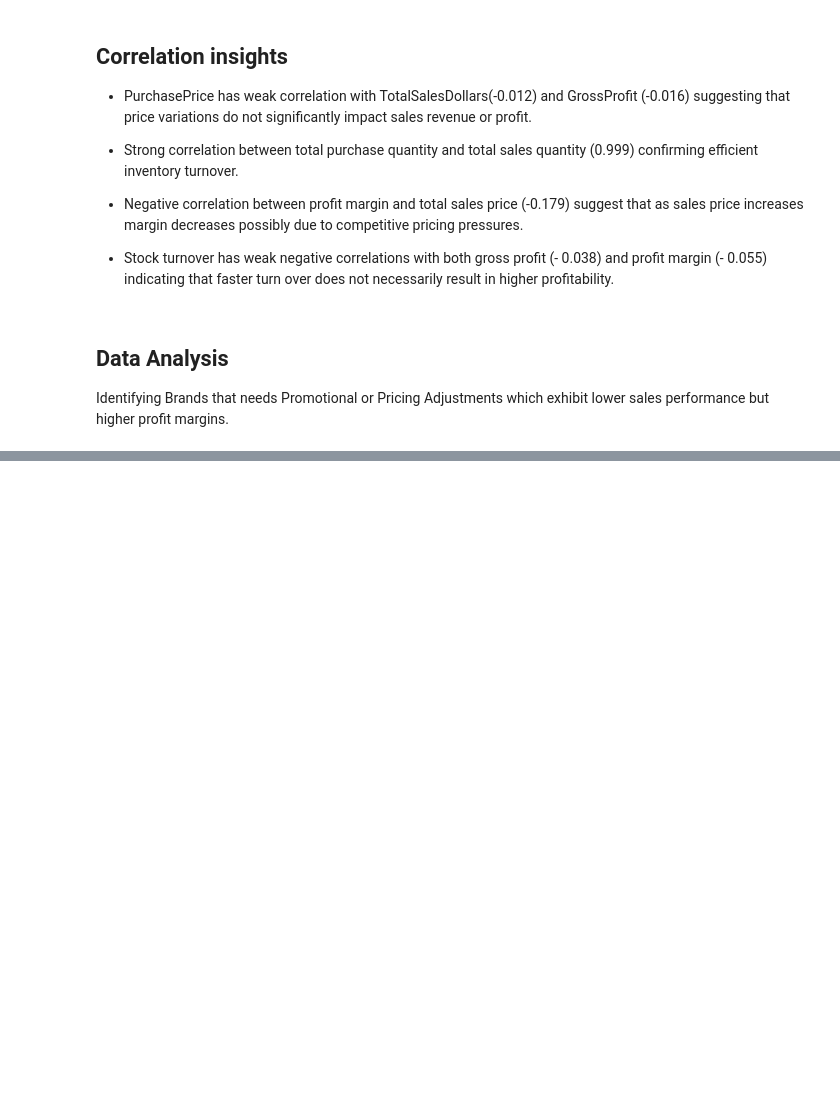
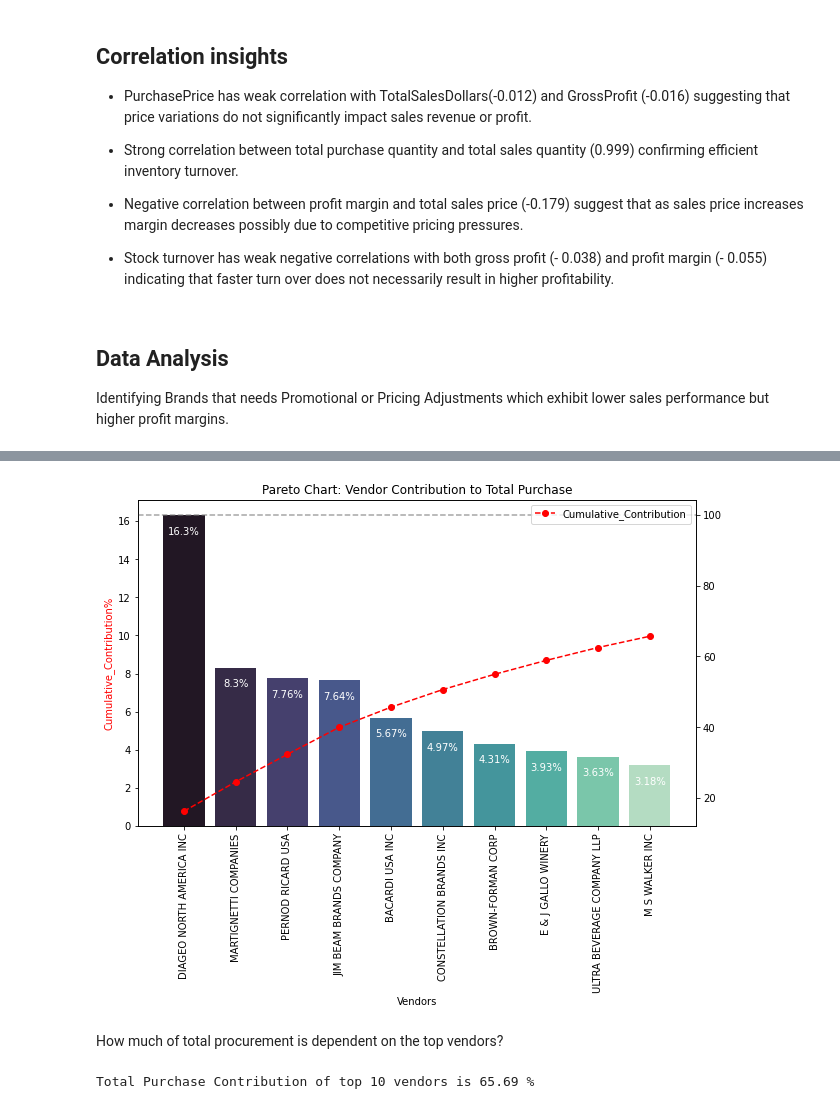
Before and after one commit to Priya-Kumari-Chourasia/Vendor_Performance_Analysis, a Jupyter notebook: Vendor_Performance_analysis.ipynb, the cells around one changed output, grey strips where cells are left out. Saved outputs shown, nothing was run; the diff lists cells and outputs as text; code cells hidden in the pictures; blank space fills up the shorter version.

```diff
--- a/Vendor_Performance_analysis.ipynb
+++ b/Vendor_Performance_analysis.ipynb
@@ -171,0 +328,14 @@ high_margin_threshold = brand_performance['ProfitMargin'].quantile(0.85)
+# %%
+vendor_performance['PurchaseContribution%'] = vendor_performance['TotalPurchaseDollars'] / vendor_performance['TotalPurchaseDollars'].sum()*100
+# %%
+vendor_performance = round(vendor_performance.sort_values('PurchaseContribution%', ascending=False),2)
+# %%
+
+#Display top 10 vendors
+
+top_vendors = vendor_performance.head(10)
+top_vendors['TotalSalesDollars'] = top_vendors['TotalSalesDollars'].apply(format_dollars)
+top_vendors['TotalPurchaseDollars'] = top_vendors['TotalPurchaseDollars'].apply(format_dollars)
+top_vendors['GrossProfit'] = top_vendors['GrossProfit'].apply(format_dollars)
+
+top_vendors
@@ -171,0 +358,3 @@ high_margin_threshold = brand_performance['ProfitMargin'].quantile(0.85)
+# %%
+top_vendors['Cumulative_Contribution%'] = top_vendors['PurchaseContribution%'].cumsum()
+top_vendors
@@ -171,0 +373,32 @@ high_margin_threshold = brand_performance['ProfitMargin'].quantile(0.85)
+# %%
+
+fig, ax1 = plt.subplots(figsize = (10,6))
+
+#Bar plot for purchase contribution%
+sns.barplot(x=top_vendors['VendorName'], y=top_vendors['PurchaseContribution%'], palette='mako', ax=ax1)
+
+for i, value in enumerate(top_vendors['PurchaseContribution%']):
+    ax1.text(i, value - 1, str(value)+'%', ha='center', fontsize=10, color='white')
+
+#line plot for cumulative contribution
+ax2 = ax1.twinx()
+ax2.plot(top_vendors['VendorName'], top_vendors['Cumulative_Contribution%'], color='red', marker='o', linestyle='dashed',label='Cumulative_Contribution')
+
+ax1.set_xticklabels(top_vendors['VendorName'], rotation=90)
+ax1.set_ylabel('PurchaseContribution%', color='blue')
+ax1.set_ylabel('Cumulative_Contribution%', color='red')
+ax1.set_xlabel('Vendors')
+ax1.set_title('Pareto Chart: Vendor Contribution to Total Purchase')
+
+ax2.axhline(y=100, color='gray', linestyle='dashed', alpha=0.7)
+ax2.legend(loc='upper right')
+
+plt.show()
+# %% [output]
+[figure, added]
+# %% [markdown]
+How much of total procurement is dependent on the top vendors?
+# %%
+print(f"Total Purchase Contribution of top 10 vendors is {round(top_vendors['PurchaseContribution%'].sum(),2)} %")
+# %% [output]
+Total Purchase Contribution of top 10 vendors is 65.69 %
```
Also changed, not shown: parts of 36 cells of this notebook.
